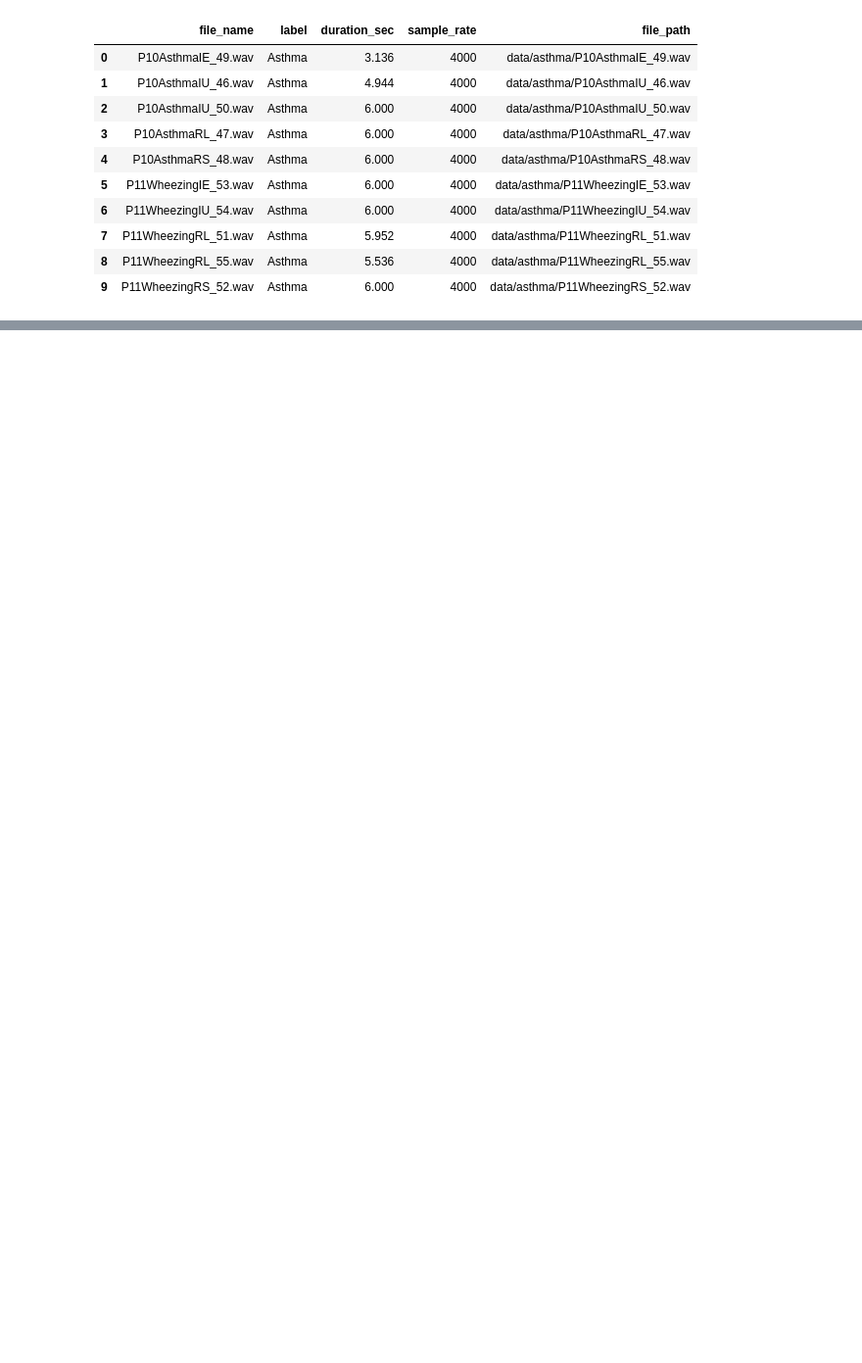
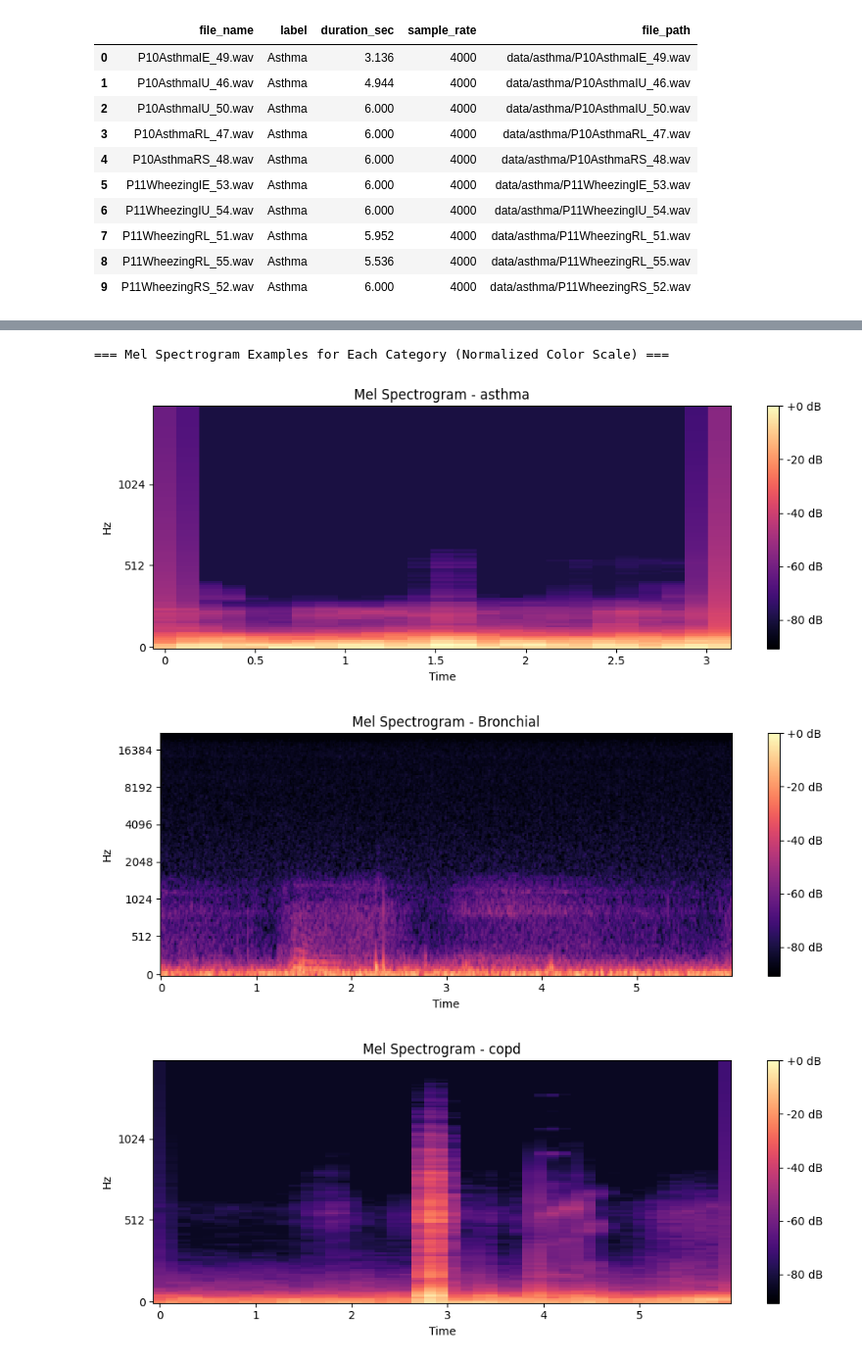
Before and after one commit to YRR0/Hackathon_Equipe32_Tessan, a Jupyter notebook: start.ipynb, the cells around one changed output, grey strips where cells are left out. Shown at 98% size. Cells and saved outputs as stored; diff of their text form; code cells hidden in the pictures; blank space fills up the shorter version.

```diff
--- a/start.ipynb
+++ b/start.ipynb
@@ -85,0 +160,69 @@ plt.show()
+# %%
+from pathlib import Path
+import numpy as np
+import librosa
+import librosa.display
+import matplotlib.pyplot as plt
+
+##############################################################################
+# 6) SHOW 5 MEL SPECTROGRAMS (ONE FROM EACH CATEGORY)
+#    with normalized color scale across all categories
+##############################################################################
+base_data_dir = Path("data")
+
+category_dirs = [
+    base_data_dir / "asthma",
+    base_data_dir / "Bronchial",
+    base_data_dir / "copd",
+    base_data_dir / "healthy",
+    base_data_dir / "pneumonia",
+]
+
+print("\n=== Mel Spectrogram Examples for Each Category (Normalized Color Scale) ===")
+
+loaded_specs = []
+for category_dir in category_dirs:
+    if not category_dir.exists():
+        print(f"Folder not found: {category_dir}")
+        continue
+
+    wav_files = sorted(category_dir.glob("*.wav"))
+    if not wav_files:
+        print(f"No .wav file in: {category_dir}")
+        continue
+
+    audio_path = wav_files[0]  # first file for this category
+    y, sr = librosa.load(str(audio_path), sr=None)
+    mel_power = librosa.feature.melspectrogram(y=y, sr=sr)
+    loaded_specs.append((category_dir.name, mel_power, sr))
+
+if loaded_specs:
+    global_ref_power = max(float(np.max(mel_power)) for _, mel_power, _ in loaded_specs)
+
+    mel_specs_db = [
+        (category_name, librosa.power_to_db(mel_power, ref=global_ref_power), sr)
+        for category_name, mel_power, sr in loaded_specs
+    ]
+
+    global_vmin = min(float(np.min(mel_db)) for _, mel_db, _ in mel_specs_db)
+    global_vmax = 0.0
+
+    for category_name, mel_db, sr in mel_specs_db:
+        plt.figure(figsize=(10, 4))
+        librosa.display.specshow(
+            mel_db,
+            sr=sr,
+            x_axis="time",
+            y_axis="mel",
+            vmin=global_vmin,
+            vmax=global_vmax,
+        )
+        plt.colorbar(format="%+2.0f dB")
+        plt.title(f"Mel Spectrogram - {category_name}")
+        plt.tight_layout()
+        plt.show()
+# %% [output]
+=== Mel Spectrogram Examples for Each Category (Normalized Color Scale) ===
+[figure, added]
+[figure, added]
+[figure, added]
```
Also changed, not shown: parts of 11 cells of this notebook, 1 other file.
